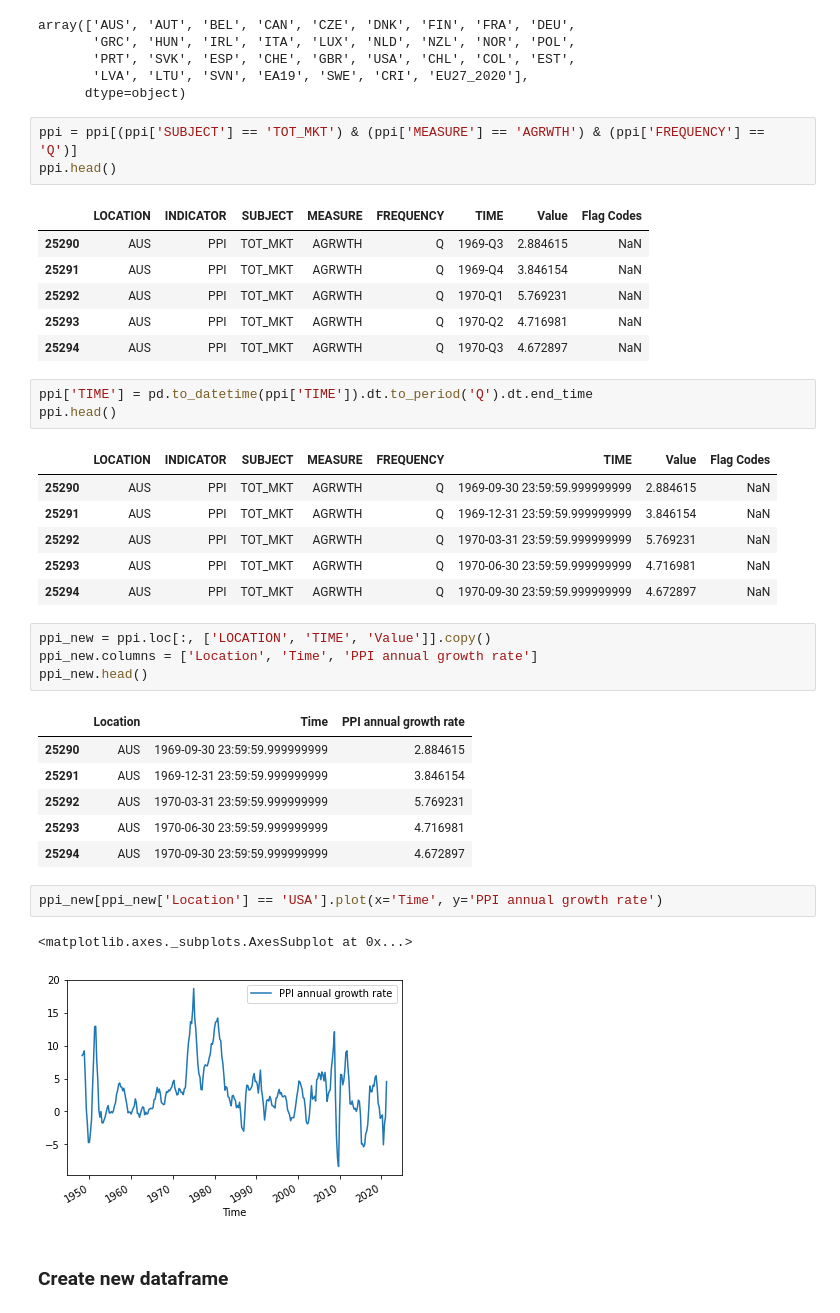
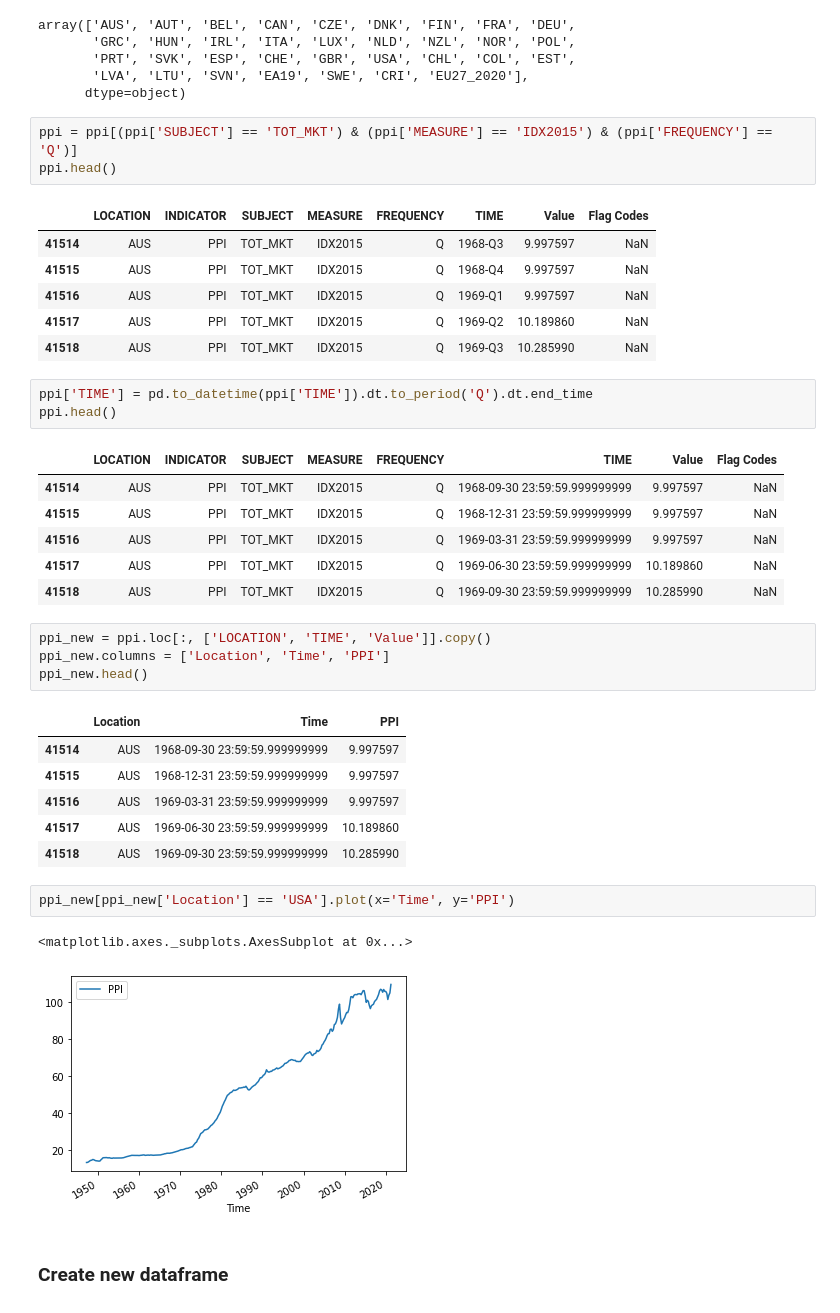
Before and after one commit to hoytlui/GDP-Growth-Forecast-Multivariate-Time-Series-Analysis, a Jupyter notebook: 2_data_wrangling.ipynb, the cells around one changed output. Drawn from its saved outputs; the diff is of its cells as text.

```diff
--- a/2_data_wrangling.ipynb
+++ b/2_data_wrangling.ipynb
@@ -533,41 +442,41 @@ array(['AUS', 'AUT', 'BEL', 'CAN', 'CZE', 'DNK', 'FIN', 'FRA', 'DEU',
        'LVA', 'LTU', 'SVN', 'EA19', 'SWE', 'CRI', 'EU27_2020'],
       dtype=object)
 # %%
-ppi = ppi[(ppi['SUBJECT'] == 'TOT_MKT') & (ppi['MEASURE'] == 'AGRWTH') & (ppi['FREQUENCY'] == 'Q')]
+ppi = ppi[(ppi['SUBJECT'] == 'TOT_MKT') & (ppi['MEASURE'] == 'IDX2015') & (ppi['FREQUENCY'] == 'Q')]
 ppi.head()
 # %% [output]
 |  | LOCATION | INDICATOR | SUBJECT | MEASURE | FREQUENCY | TIME | Value | Flag Codes |
-| 25290 | AUS | PPI | TOT_MKT | AGRWTH | Q | 1969-Q3 | 2.884615 | NaN |
-| 25291 | AUS | PPI | TOT_MKT | AGRWTH | Q | 1969-Q4 | 3.846154 | NaN |
-| 25292 | AUS | PPI | TOT_MKT | AGRWTH | Q | 1970-Q1 | 5.769231 | NaN |
-| 25293 | AUS | PPI | TOT_MKT | AGRWTH | Q | 1970-Q2 | 4.716981 | NaN |
-| 25294 | AUS | PPI | TOT_MKT | AGRWTH | Q | 1970-Q3 | 4.672897 | NaN |
+| 41514 | AUS | PPI | TOT_MKT | IDX2015 | Q | 1968-Q3 | 9.997597 | NaN |
+| 41515 | AUS | PPI | TOT_MKT | IDX2015 | Q | 1968-Q4 | 9.997597 | NaN |
+| 41516 | AUS | PPI | TOT_MKT | IDX2015 | Q | 1969-Q1 | 9.997597 | NaN |
+| 41517 | AUS | PPI | TOT_MKT | IDX2015 | Q | 1969-Q2 | 10.189860 | NaN |
+| 41518 | AUS | PPI | TOT_MKT | IDX2015 | Q | 1969-Q3 | 10.285990 | NaN |
 # %%
 ppi['TIME'] = pd.to_datetime(ppi['TIME']).dt.to_period('Q').dt.end_time
 ppi.head()
 # %% [output]
 |  | LOCATION | INDICATOR | SUBJECT | MEASURE | FREQUENCY | TIME | Value | Flag Codes |
-| 25290 | AUS | PPI | TOT_MKT | AGRWTH | Q | 1969-09-30 23:59:59.999999999 | 2.884615 | NaN |
-| 25291 | AUS | PPI | TOT_MKT | AGRWTH | Q | 1969-12-31 23:59:59.999999999 | 3.846154 | NaN |
-| 25292 | AUS | PPI | TOT_MKT | AGRWTH | Q | 1970-03-31 23:59:59.999999999 | 5.769231 | NaN |
-| 25293 | AUS | PPI | TOT_MKT | AGRWTH | Q | 1970-06-30 23:59:59.999999999 | 4.716981 | NaN |
-| 25294 | AUS | PPI | TOT_MKT | AGRWTH | Q | 1970-09-30 23:59:59.999999999 | 4.672897 | NaN |
+| 41514 | AUS | PPI | TOT_MKT | IDX2015 | Q | 1968-09-30 23:59:59.999999999 | 9.997597 | NaN |
+| 41515 | AUS | PPI | TOT_MKT | IDX2015 | Q | 1968-12-31 23:59:59.999999999 | 9.997597 | NaN |
+| 41516 | AUS | PPI | TOT_MKT | IDX2015 | Q | 1969-03-31 23:59:59.999999999 | 9.997597 | NaN |
+| 41517 | AUS | PPI | TOT_MKT | IDX2015 | Q | 1969-06-30 23:59:59.999999999 | 10.189860 | NaN |
+| 41518 | AUS | PPI | TOT_MKT | IDX2015 | Q | 1969-09-30 23:59:59.999999999 | 10.285990 | NaN |
 # %%
 ppi_new = ppi.loc[:, ['LOCATION', 'TIME', 'Value']].copy()
-ppi_new.columns = ['Location', 'Time', 'PPI annual growth rate']
+ppi_new.columns = ['Location', 'Time', 'PPI']
 ppi_new.head()
 # %% [output]
-|  | Location | Time | PPI annual growth rate |
-| 25290 | AUS | 1969-09-30 23:59:59.999999999 | 2.884615 |
-| 25291 | AUS | 1969-12-31 23:59:59.999999999 | 3.846154 |
-| 25292 | AUS | 1970-03-31 23:59:59.999999999 | 5.769231 |
-| 25293 | AUS | 1970-06-30 23:59:59.999999999 | 4.716981 |
-| 25294 | AUS | 1970-09-30 23:59:59.999999999 | 4.672897 |
+|  | Location | Time | PPI |
+| 41514 | AUS | 1968-09-30 23:59:59.999999999 | 9.997597 |
+| 41515 | AUS | 1968-12-31 23:59:59.999999999 | 9.997597 |
+| 41516 | AUS | 1969-03-31 23:59:59.999999999 | 9.997597 |
+| 41517 | AUS | 1969-06-30 23:59:59.999999999 | 10.189860 |
+| 41518 | AUS | 1969-09-30 23:59:59.999999999 | 10.285990 |
 # %%
-ppi_new[ppi_new['Location'] == 'USA'].plot(x='Time', y='PPI annual growth rate')
+ppi_new[ppi_new['Location'] == 'USA'].plot(x='Time', y='PPI')
 # %% [output]
 <matplotlib.axes._subplots.AxesSubplot at 0x...>
-[figure, old version]
+[figure, new version]
 # %% [markdown]
 ### Create new dataframe
 # %% [markdown]
```
Also changed, not shown: parts of 47 cells of this notebook.
